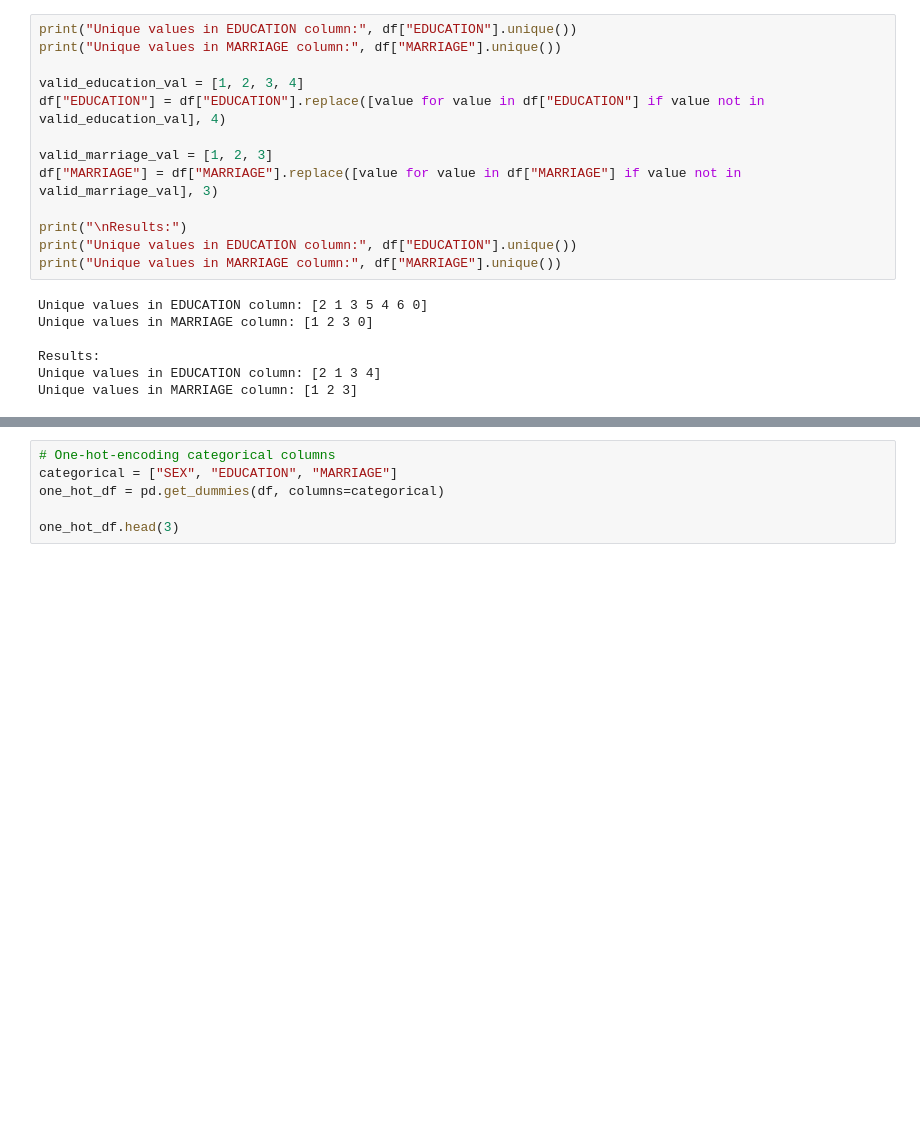
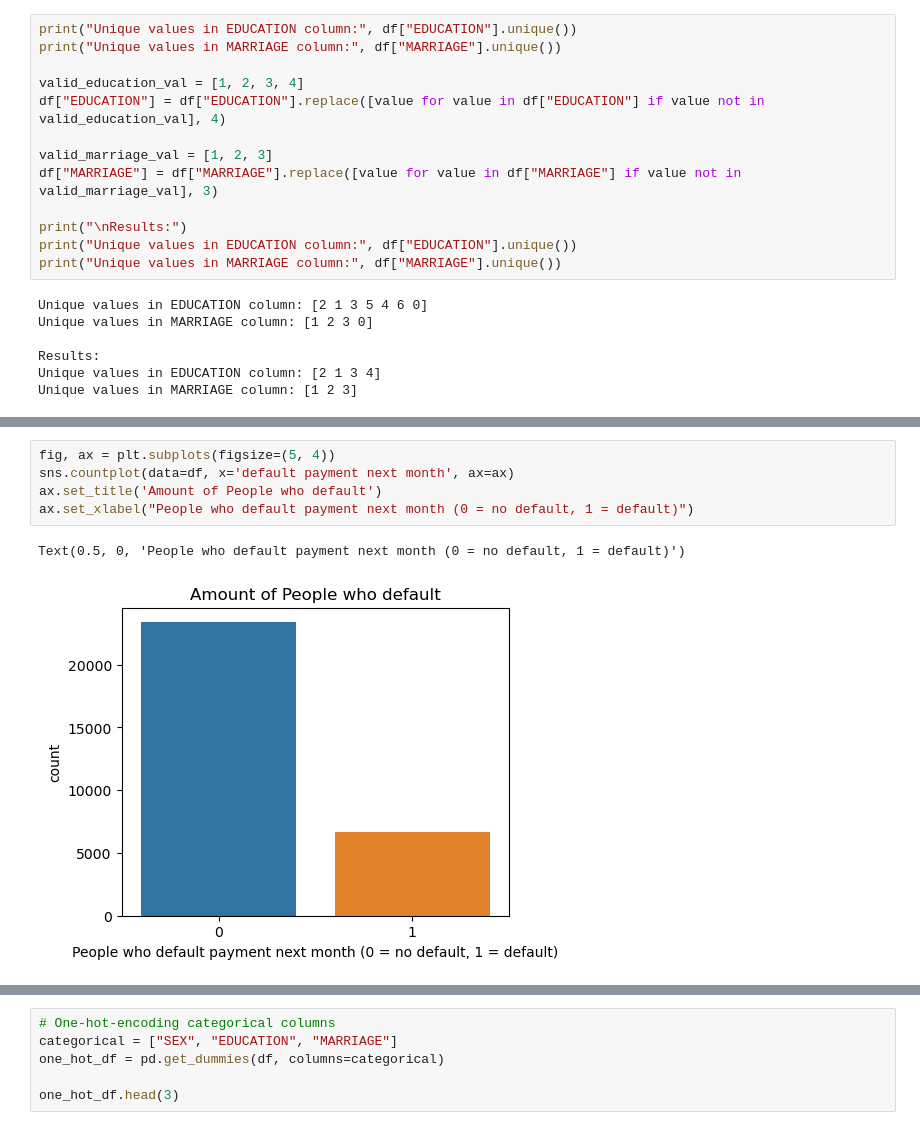
Before and after one commit to COGS118A/Group026-SP23, a Jupyter notebook: test.ipynb, the cells around one changed output, grey strips where cells are left out. Saved outputs shown, nothing was run; the diff lists cells and outputs as text; blank space fills up the shorter version.

```diff
--- a/test.ipynb
+++ b/test.ipynb
@@ -41,0 +82,8 @@ Unique values in MARRIAGE column: [1 2 3]
+# %%
+fig, ax = plt.subplots(figsize=(5, 4))
+sns.countplot(data=df, x='default payment next month', ax=ax)
+ax.set_title('Amount of People who default')
+ax.set_xlabel("People who default payment next month (0 = no default, 1 = default)")
+# %% [output]
+Text(0.5, 0, 'People who default payment next month (0 = no default, 1 = default)')
+[figure, added]
```
Also changed, not shown: parts of 20 cells of this notebook.
